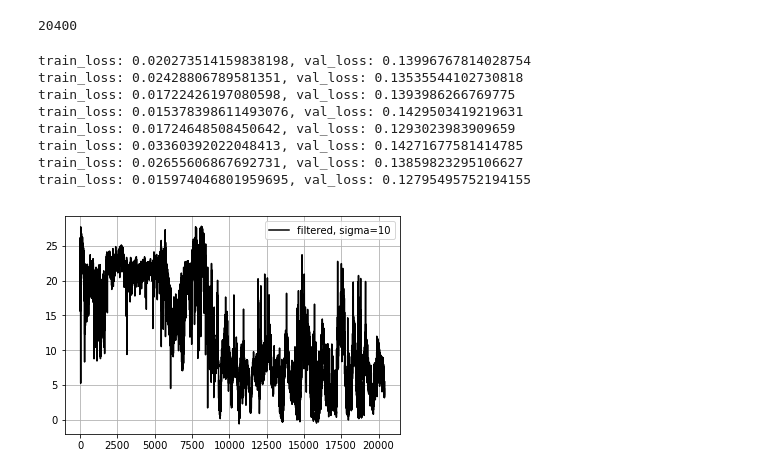
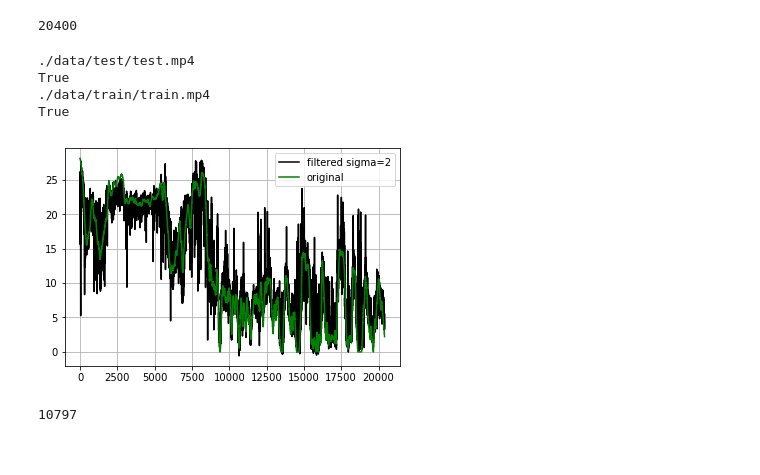
Before and after one commit to countofkrakow/OpticalFlow, a Jupyter notebook: opticalflow.ipynb, the cells around one changed output. Saved outputs shown, nothing was run; the diff lists cells and outputs as text; code cells hidden in the pictures.

```diff
--- a/opticalflow.ipynb
+++ b/opticalflow.ipynb
@@ -220,7 +221,7 @@ model = FlowModel().to(dev)
 model.load_state_dict(torch.load(model_path))
 opt = torch.optim.Adam(model.parameters())
 # %%
-for i in range(100):
+for i in range(0):
     dl = generate_data(train_data, batch_size=bs)
     val_dl = generate_data(val_data, batch_size=bs, train=False)
     model.train()
@@ -232,20 +233,11 @@ for i in range(100):
     torch.set_grad_enabled(False)
     val_loss = calculate_validation_loss(model, val_dl) / bs
     print('train_loss: {}, val_loss: {}'.format(train_loss, val_loss))
-# %% [output]
-train_loss: 0.020273514159838198, val_loss: 0.13996767814028754
-train_loss: 0.02428806789581351, val_loss: 0.13535544102730818
-train_loss: 0.01722426197080598, val_loss: 0.1393986266769775
-train_loss: 0.015378398611493076, val_loss: 0.1429503419219631
-train_loss: 0.01724648508450642, val_loss: 0.1293023983909659
-train_loss: 0.03360392022048413, val_loss: 0.14271677581414785
-train_loss: 0.02655606867692731, val_loss: 0.13859823295106627
-train_loss: 0.015974046801959695, val_loss: 0.12795495752194155
 # %%
 # save model
 torch.save(model.state_dict(), model_path)
 torch.save(opt.state_dict(), opt_path)
-model = FlowModel()
+model = FlowModel().cuda()
 model.load_state_dict(torch.load(model_path))
 opt.load_state_dict(torch.load(opt_path))
 # %%
@@ -302,12 +295,24 @@ def EvaluateVideo(fname, model, bs=32, smoothing=10):
     smooth_preds = gaussian_filter1d(preds, smoothing)
     return preds, smooth_preds
 # %%
-p, sp = EvaluateVideo(test_file, model, smoothing=100)
+p, sp = EvaluateVideo(test_file, model, smoothing=2)
+train_p, train_sp = EvaluateVideo(train_file, model, smoothing=2)
+# %% [output]
+./data/test/test.mp4
+True
+./data/train/train.mp4
+True
 # %%
-#plt.plot(p, 'k', label='original data')
-plt.plot(sp, 'k', label='filtered, sigma=10')
+# see how we do on the original data
+plt.plot(train_sp, 'k', label='filtered sigma=2')
+plt.plot(labels, '-g', label='original')
 plt.legend()
 plt.grid()
 plt.show()
 # %% [output]
-[figure, old version]
+[figure, new version]
+# %%
+sp = sp.flatten()
+sp.size
+# %% [output]
+10797
```
Also changed, not shown: parts of 7 cells of this notebook.
